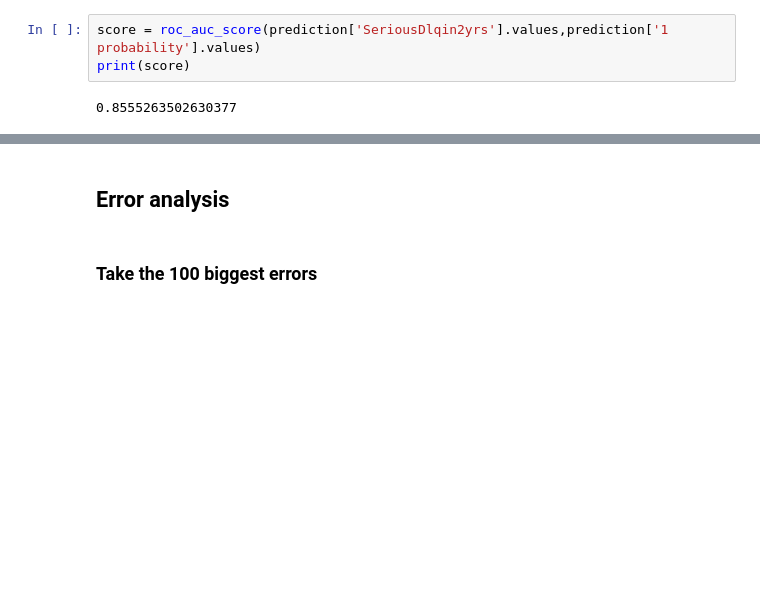
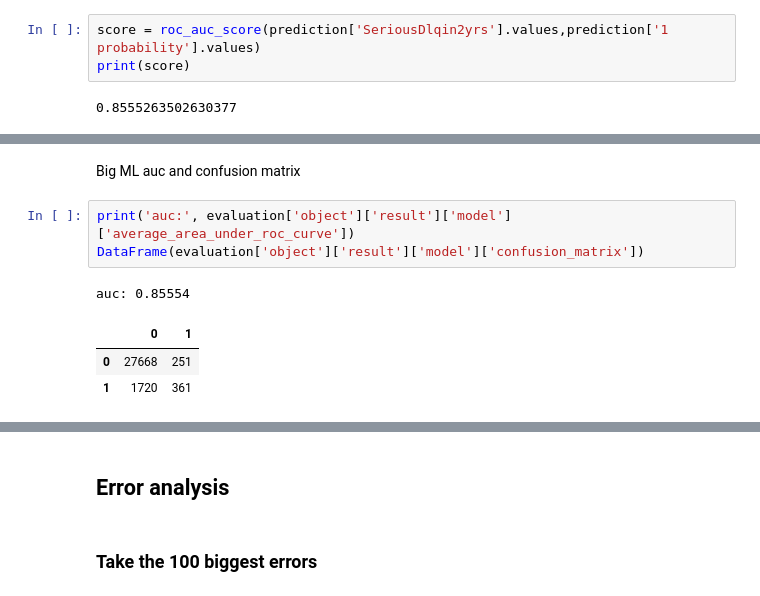
Before and after one commit to guitoo/ML-notebooks, a Jupyter notebook: GiveMeSomeCredit/evaluation.ipynb, the cells around one changed output, grey strips where cells are left out. Drawn from its saved outputs; the diff is of its cells as text; blank space fills up the shorter version.

```diff
--- a/GiveMeSomeCredit/evaluation.ipynb
+++ b/GiveMeSomeCredit/evaluation.ipynb
@@ -82,0 +109,10 @@ plt.plot(fpr, tpr)
+# %% [markdown]
+Big ML auc and confusion matrix
+# %%
+print('auc:', evaluation['object']['result']['model']['average_area_under_roc_curve'])
+DataFrame(evaluation['object']['result']['model']['confusion_matrix'])
+# %% [output]
+auc: 0.85554
+|  | 0 | 1 |
+| 0 | 27668 | 251 |
+| 1 | 1720 | 361 |
```
Also changed, not shown: parts of 13 cells of this notebook, 3 other files.
